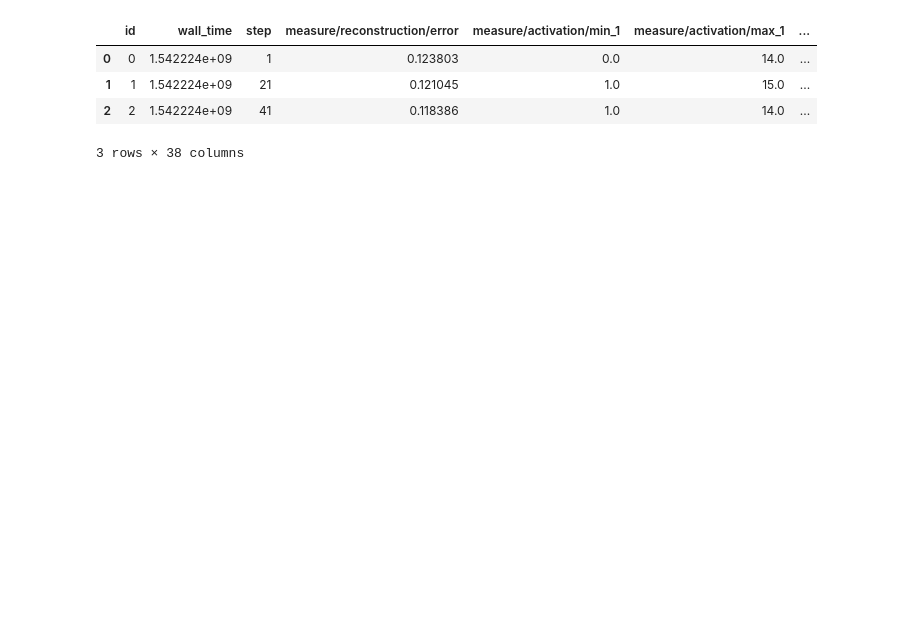
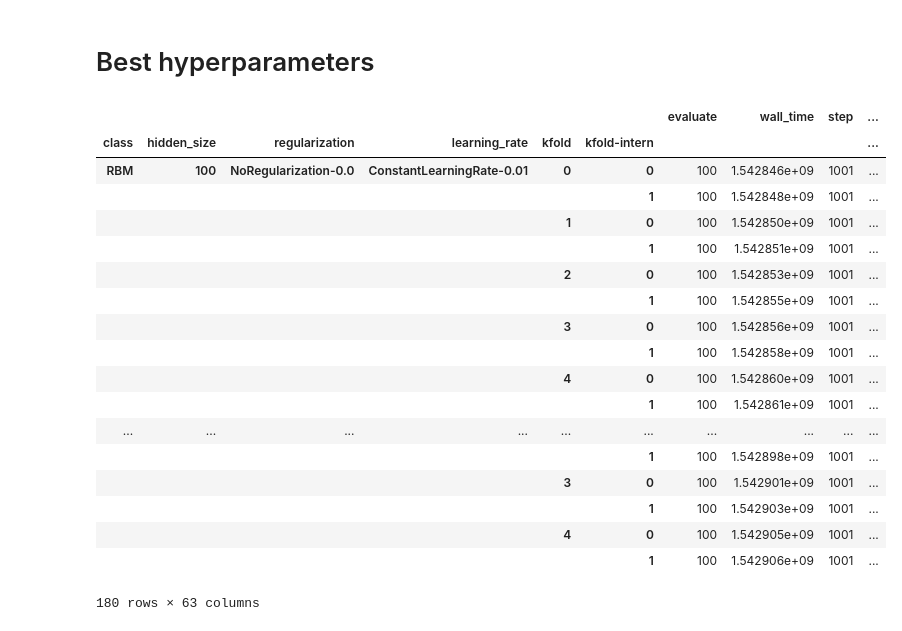
Before and after one commit to SrMouraSilva/RBM, a Jupyter notebook: experiments/notebooks/Log analysis.ipynb, the cells around one changed output. Cells and saved outputs as stored; diff of their text form; code cells hidden in the pictures; blank space fills up the shorter version.

```diff
--- a/experiments/notebooks/Log analysis.ipynb
+++ b/experiments/notebooks/Log analysis.ipynb
@@ -36,15 +36,33 @@ Index(['id', 'wall_time', 'step', 'measure/reconstruction/error',
       dtype='object')
+# %% [markdown]
+# Best hyperparameters
+# %%
+data.groupby(['class', 'hidden_size', 'regularization', 'learning_rate', 'kfold', 'kfold-intern']).max(level='measure/evaluate/top-1/validation')
+# %% [output]
+|  |  |  |  |  |  | evaluate | wall_time | step | ... |
+| class | hidden_size | regularization | learning_rate | kfold | kfold-intern |  |  |  | ... |
+| RBM | 100 | NoRegularization-0.0 | ConstantLearningRate-0.01 | 0 | 0 | 100 | 1.542846e+09 | 1001 | ... |
+|  |  |  |  |  | 1 | 100 | 1.542848e+09 | 1001 | ... |
+|  |  |  |  | 1 | 0 | 100 | 1.542850e+09 | 1001 | ... |
+|  |  |  |  |  | 1 | 100 | 1.542851e+09 | 1001 | ... |
+|  |  |  |  | 2 | 0 | 100 | 1.542853e+09 | 1001 | ... |
+|  |  |  |  |  | 1 | 100 | 1.542855e+09 | 1001 | ... |
+|  |  |  |  | 3 | 0 | 100 | 1.542856e+09 | 1001 | ... |
+|  |  |  |  |  | 1 | 100 | 1.542858e+09 | 1001 | ... |
+|  |  |  |  | 4 | 0 | 100 | 1.542860e+09 | 1001 | ... |
+|  |  |  |  |  | 1 | 100 | 1.542861e+09 | 1001 | ... |
+| ... | ... | ... | ... | ... | ... | ... | ... | ... | ... |
+|  |  |  |  |  | 1 | 100 | 1.542898e+09 | 1001 | ... |
+|  |  |  |  | 3 | 0 | 100 | 1.542901e+09 | 1001 | ... |
+|  |  |  |  |  | 1 | 100 | 1.542903e+09 | 1001 | ... |
+|  |  |  |  | 4 | 0 | 100 | 1.542905e+09 | 1001 | ... |
+|  |  |  |  |  | 1 | 100 | 1.542906e+09 | 1001 | ... |
+180 rows × 63 columns
 # %%
-information = ['id', 'batch_size', "'class", 'visible_size', 'hidden_size', 'regularization', 'learning_rate', 'sampling_method', 'momentum']
+#information = ['id', 'batch_size', 'kfold', 'kfold-intern', 'batch_size', "class", 'visible_size', 'hidden_size', 'regularization', 'learning_rate', 'sampling_method', 'momentum']
 
 #data[information].head(5).apply(lambda x: x.astype(str).str.cat(sep='/'), axis=1)
-details = data[information].apply(lambda x: '/'.join([f'{i}={j}' for i,j in zip(x.index, x.values)]), axis=1)
-data['details'] = details
-data.head(3)
+#details = data[information].apply(lambda x: '/'.join([f'{i}={j}' for i,j in zip(x.index, x.values)]), axis=1)
+#data['details'] = details
+#data.head(3)
-# %% [output]
-|  | id | wall_time | step | measure/reconstruction/error | measure/activation/min_1 | measure/activation/max_1 | ... |
-| 0 | 0 | 1.542224e+09 | 1 | 0.123803 | 0.0 | 14.0 | ... |
-| 1 | 1 | 1.542224e+09 | 21 | 0.121045 | 1.0 | 15.0 | ... |
-| 2 | 2 | 1.542224e+09 | 41 | 0.118386 | 1.0 | 14.0 | ... |
-3 rows × 38 columns
 # %%
```
Also changed, not shown: parts of 8 cells of this notebook, 2 other files.
